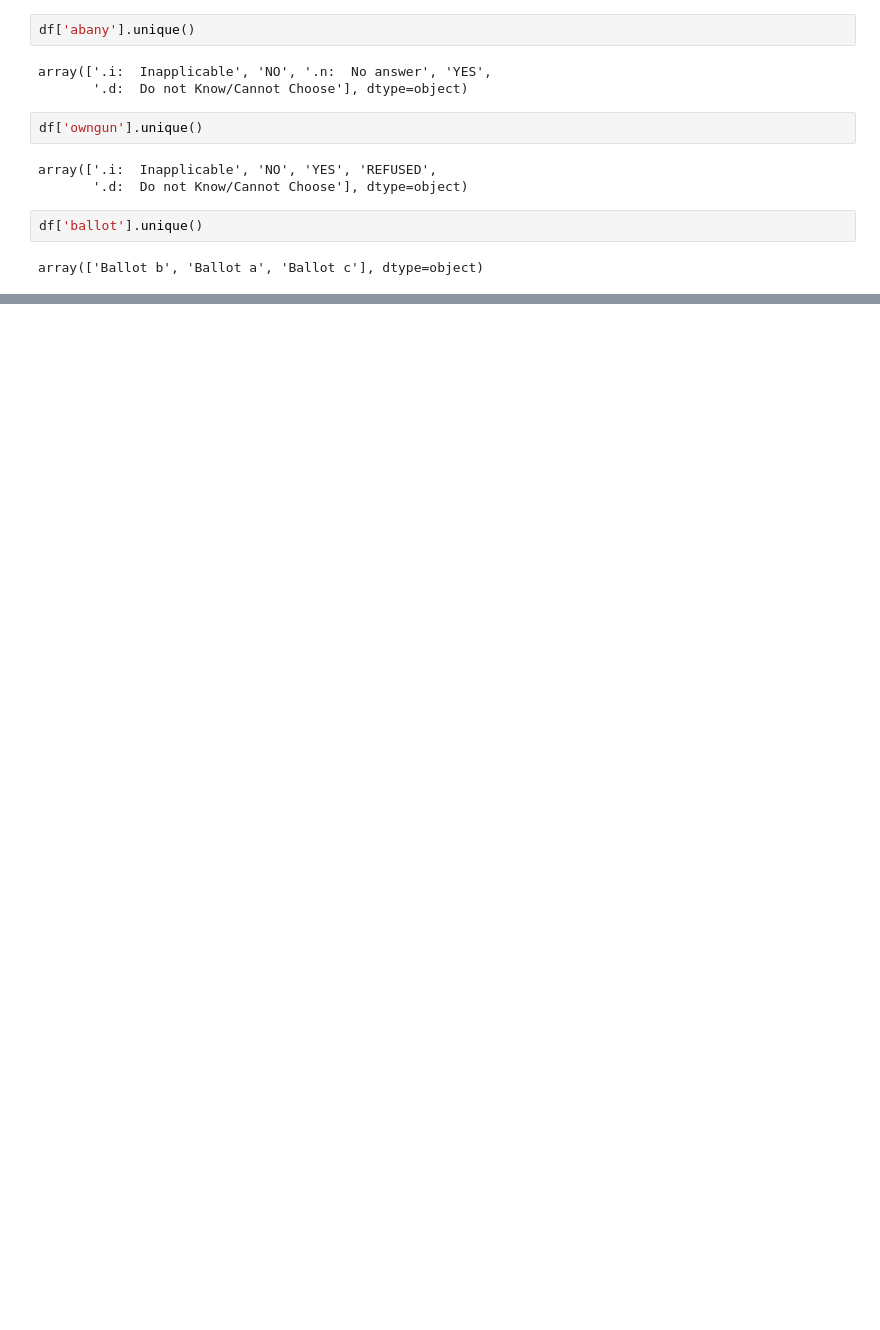
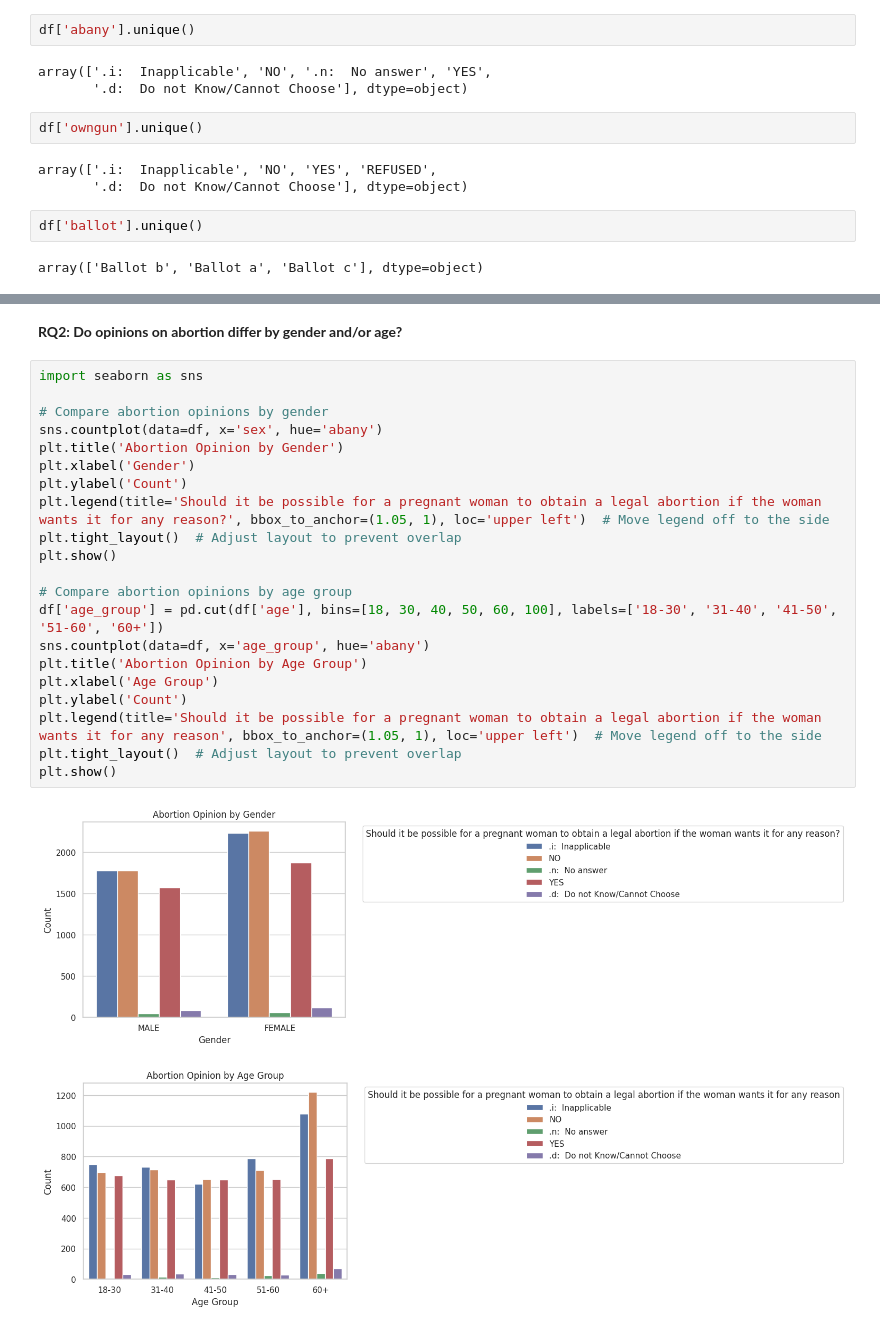
Before and after one commit to kimberlyyliuu/EDA, a Jupyter notebook: lab/gss.ipynb, the cells around one changed output, grey strips where cells are left out. Drawn from its saved outputs; the diff is of its cells as text; blank space fills up the shorter version.

```diff
--- a/lab/gss.ipynb
+++ b/lab/gss.ipynb
@@ -231,0 +309,26 @@ array(['Ballot b', 'Ballot a', 'Ballot c'], dtype=object)
+# %% [markdown]
+**RQ2: Do opinions on abortion differ by gender and/or age?**
+# %%
+import seaborn as sns
+
+# Compare abortion opinions by gender
+sns.countplot(data=df, x='sex', hue='abany')
+plt.title('Abortion Opinion by Gender')
+plt.xlabel('Gender')
+plt.ylabel('Count')
+plt.legend(title='Should it be possible for a pregnant woman to obtain a legal abortion if the woman wants it for any reason?', bbox_to_anchor=(1.05, 1), loc='upper left')  # Move legend off to the side
+plt.tight_layout()  # Adjust layout to prevent overlap
+plt.show()
+
+# Compare abortion opinions by age group
+df['age_group'] = pd.cut(df['age'], bins=[18, 30, 40, 50, 60, 100], labels=['18-30', '31-40', '41-50', '51-60', '60+'])
+sns.countplot(data=df, x='age_group', hue='abany')
+plt.title('Abortion Opinion by Age Group')
+plt.xlabel('Age Group')
+plt.ylabel('Count')
+plt.legend(title='Should it be possible for a pregnant woman to obtain a legal abortion if the woman wants it for any reason', bbox_to_anchor=(1.05, 1), loc='upper left')  # Move legend off to the side
+plt.tight_layout()  # Adjust layout to prevent overlap
+plt.show()
+# %% [output]
+[figure, added]
+[figure, added]
```
Also changed, not shown: parts of 15 cells of this notebook.
